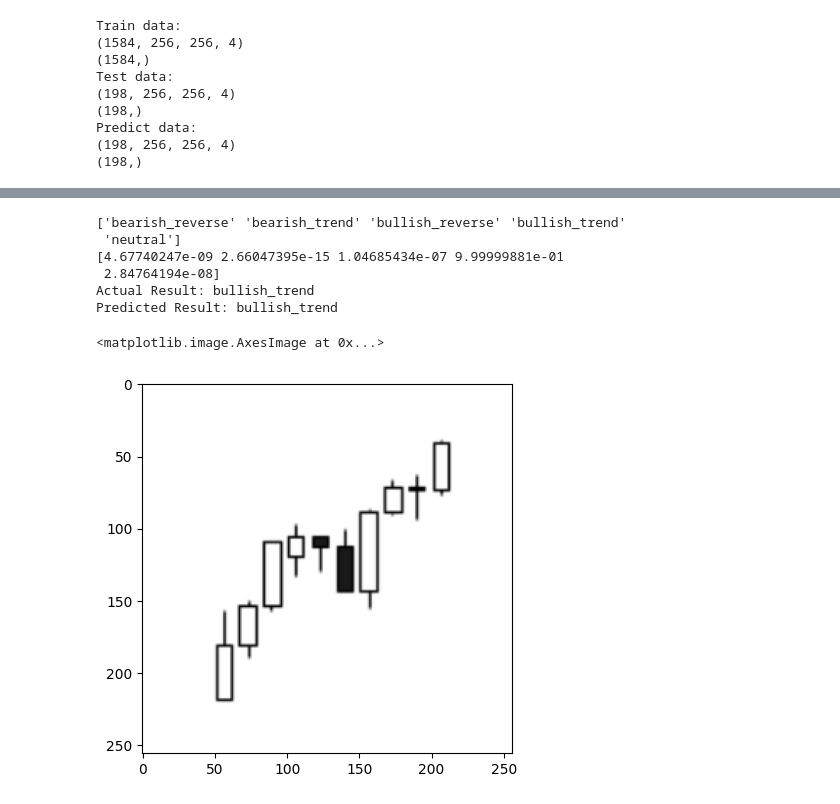
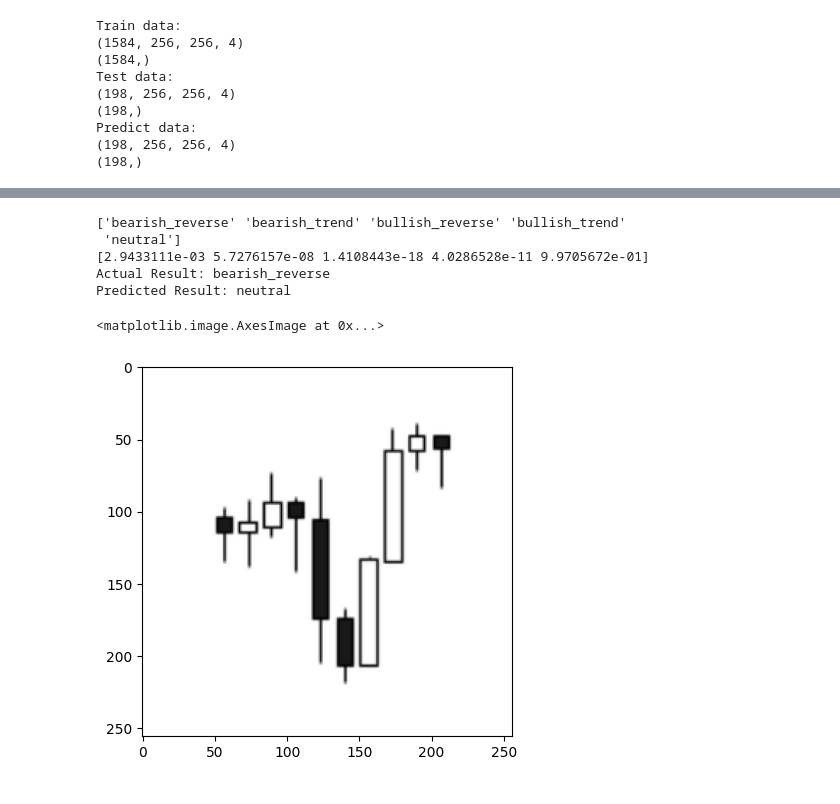
Before and after one commit to BoykoPetevBoev/Stock-Market-Prediction, a Jupyter notebook: src/models/cnn_v3/cnn_model.ipynb, the cells around one changed output, grey strips where cells are left out. Cells and saved outputs as stored; diff of their text form; code cells hidden in the pictures.

```diff
--- a/src/models/cnn_v3/cnn_model.ipynb
+++ b/src/models/cnn_v3/cnn_model.ipynb
@@ -170,21 +170,20 @@ Accuracy: 0.6767676767676768
 # %%
-index = 20
+index = 40
 
 classes, _ = get_classes_and_files()
 
 print(classes)
 print(predictions[index])
 print("Actual Result:", classes[y_predict[index]])
 print("Predicted Result:", classes[predicted_classes[index]])
 
 img = predicted_classes[index]
 plt.imshow(x_predict[index])
 # %% [output]
 ['bearish_reverse' 'bearish_trend' 'bullish_reverse' 'bullish_trend'
  'neutral']
-[4.67740247e-09 2.66047395e-15 1.04685434e-07 9.99999881e-01
- 2.84764194e-08]
-Actual Result: bullish_trend
-Predicted Result: bullish_trend
+[2.9433111e-03 5.7276157e-08 1.4108443e-18 4.0286528e-11 9.9705672e-01]
+Actual Result: bearish_reverse
+Predicted Result: neutral
 <matplotlib.image.AxesImage at 0x...>
-[figure, old version]
+[figure, new version]
```
Also changed, not shown: parts of 5 cells of this notebook, 5 other files.
